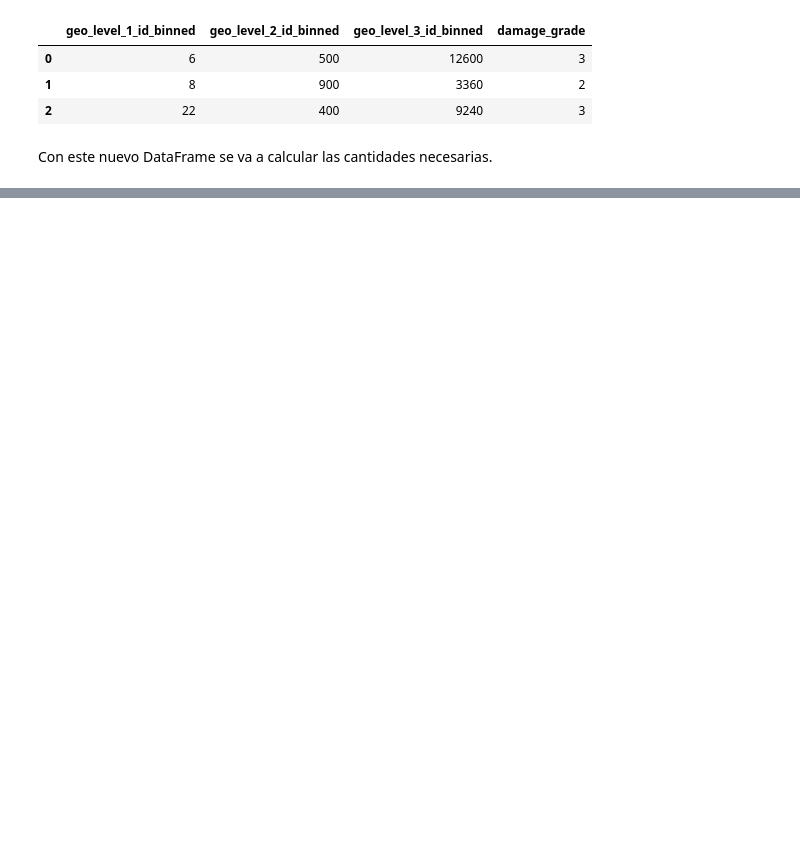
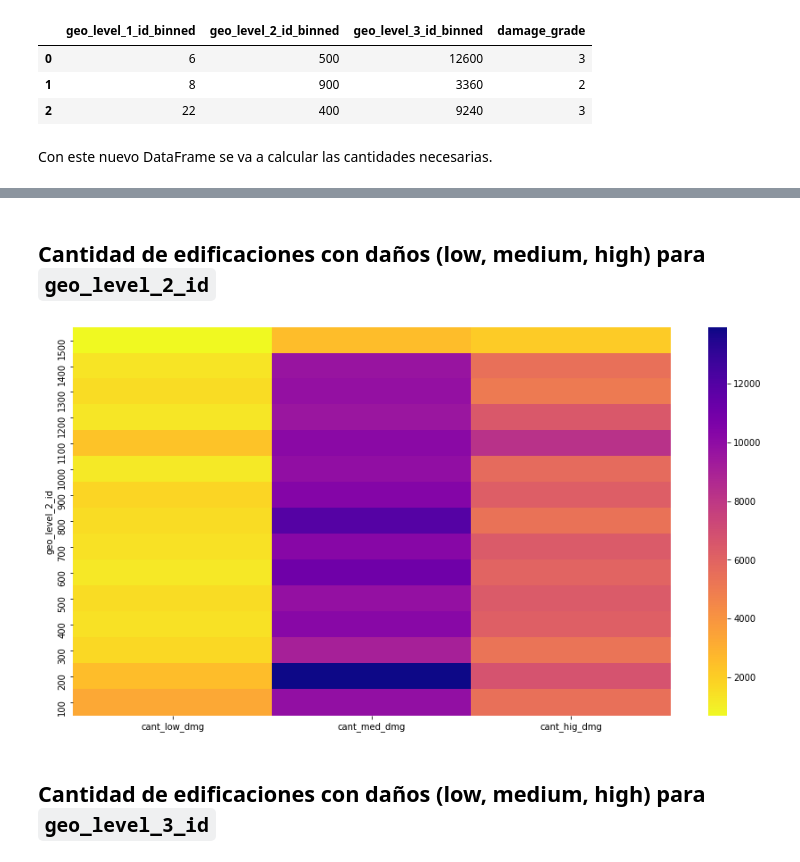
Before and after one commit to ffelfis/OrgaDatosTPs, a Jupyter notebook: TP1/nb_facundo.ipynb, the cells around one changed output, grey strips where cells are left out. Saved outputs shown, nothing was run; the diff lists cells and outputs as text; code cells hidden in the pictures; blank space fills up the shorter version.

```diff
--- a/TP1/nb_facundo.ipynb
+++ b/TP1/nb_facundo.ipynb
@@ -353,0 +335,37 @@ fig,ax = plt.subplots(figsize=(15,8))
+# %% [markdown]
+## Cantidad de edificaciones con daños (low, medium, high) para `geo_level_2_id`
+# %%
+# Cantidad de edificaciones dañadas para geolevel_id_2 contadas por nivel de daño
+df_geo_damage_geo_2 = df_geo_levels_damage\
+  .loc[df_geo_levels_damage['damage_grade'] == 1, 'geo_level_2_id_binned']\
+  .value_counts().to_frame()\
+  .reset_index()\
+  .rename(columns={'index':'geo_level_2_id', 'geo_level_2_id_binned':'cant_low_dmg'})\
+  .sort_values(by='geo_level_2_id', ascending=False)
+
+df_aux = df_geo_levels_damage\
+  .loc[df_geo_levels_damage['damage_grade'] == 2, 'geo_level_2_id_binned']\
+  .value_counts().to_frame()\
+  .reset_index()\
+  .rename(columns={'index':'geo_level_2_id', 'geo_level_2_id_binned':'cant_med_dmg'})\
+  .sort_values(by='geo_level_2_id', ascending=False)
+
+df_geo_damage_geo_2 = df_geo_damage_geo_2.merge(df_aux, on='geo_level_2_id', how='outer')
+
+df_aux = df_geo_levels_damage\
+  .loc[df_geo_levels_damage['damage_grade'] == 3, 'geo_level_2_id_binned']\
+  .value_counts().to_frame()\
+  .reset_index()\
+  .rename(columns={'index':'geo_level_2_id', 'geo_level_2_id_binned':'cant_hig_dmg'})\
+  .sort_values(by='geo_level_2_id', ascending=False)
+
+df_geo_damage_geo_2 = df_geo_damage_geo_2.merge(df_aux, on='geo_level_2_id', how='outer')
+df_geo_damage_geo_2.set_index('geo_level_2_id', inplace=True)
+# %%
+fig,ax = plt.subplots(figsize=(15,8))
+
+plot = sns.heatmap(df_geo_damage_geo_2, cmap='plasma_r')
+# %% [output]
+[figure, added]
+# %% [markdown]
+## Cantidad de edificaciones con daños (low, medium, high) para `geo_level_3_id`
```
Also changed, not shown: parts of 14 cells of this notebook.
